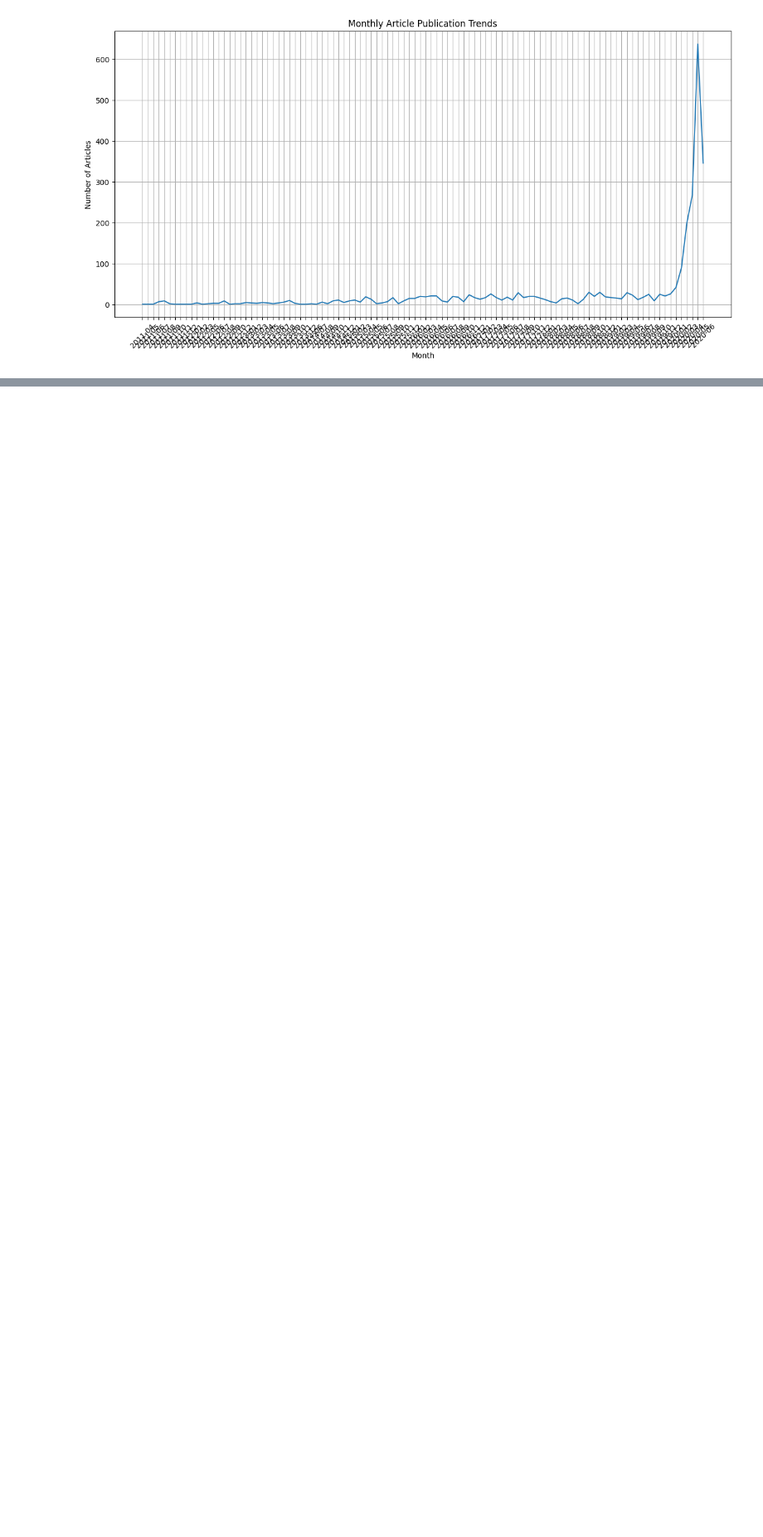
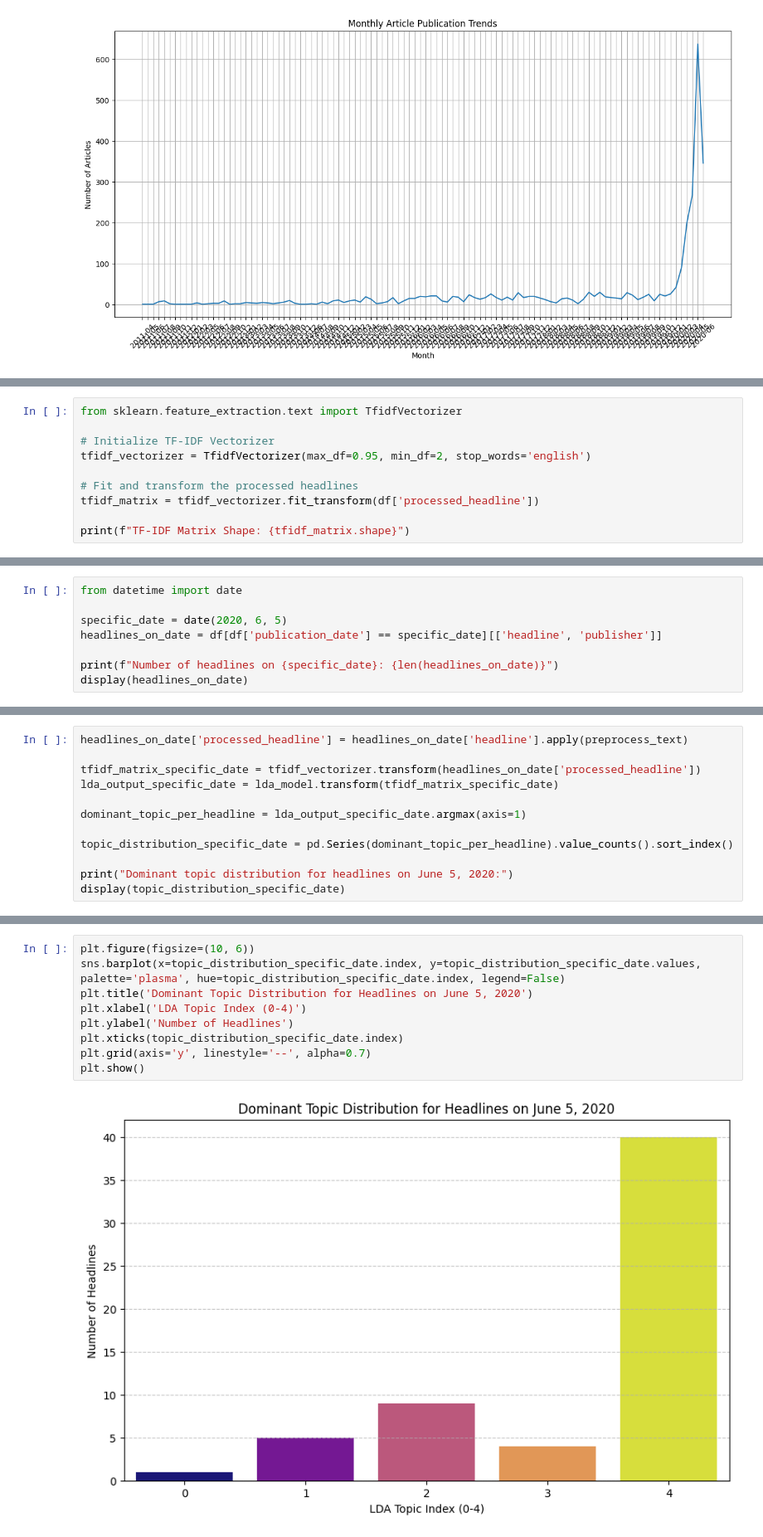
Before and after one commit to meti-creator/news-sentiment-analysis, a Jupyter notebook: task1.ipynb, the cells around one changed output, grey strips where cells are left out. Shown at 83% size. Saved outputs shown, nothing was run; the diff lists cells and outputs as text; blank space fills up the shorter version.

```diff
--- a/task1.ipynb
+++ b/task1.ipynb
@@ -149,0 +199,10 @@ plt.show()
+# %%
+from sklearn.feature_extraction.text import TfidfVectorizer
+
+# Initialize TF-IDF Vectorizer
+tfidf_vectorizer = TfidfVectorizer(max_df=0.95, min_df=2, stop_words='english')
+
+# Fit and transform the processed headlines
+tfidf_matrix = tfidf_vectorizer.fit_transform(df['processed_headline'])
+
+print(f"TF-IDF Matrix Shape: {tfidf_matrix.shape}")
@@ -149,0 +296,8 @@ plt.show()
+# %%
+from datetime import date
+
+specific_date = date(2020, 6, 5)
+headlines_on_date = df[df['publication_date'] == specific_date][['headline', 'publisher']]
+
+print(f"Number of headlines on {specific_date}: {len(headlines_on_date)}")
+display(headlines_on_date)
@@ -149,0 +327,12 @@ plt.show()
+# %%
+headlines_on_date['processed_headline'] = headlines_on_date['headline'].apply(preprocess_text)
+
+tfidf_matrix_specific_date = tfidf_vectorizer.transform(headlines_on_date['processed_headline'])
+lda_output_specific_date = lda_model.transform(tfidf_matrix_specific_date)
+
+dominant_topic_per_headline = lda_output_specific_date.argmax(axis=1)
+
+topic_distribution_specific_date = pd.Series(dominant_topic_per_headline).value_counts().sort_index()
+
+print("Dominant topic distribution for headlines on June 5, 2020:")
+display(topic_distribution_specific_date)
@@ -149,0 +348,11 @@ plt.show()
+# %%
+plt.figure(figsize=(10, 6))
+sns.barplot(x=topic_distribution_specific_date.index, y=topic_distribution_specific_date.values, palette='plasma', hue=topic_distribution_specific_date.index, legend=False)
+plt.title('Dominant Topic Distribution for Headlines on June 5, 2020')
+plt.xlabel('LDA Topic Index (0-4)')
+plt.ylabel('Number of Headlines')
+plt.xticks(topic_distribution_specific_date.index)
+plt.grid(axis='y', linestyle='--', alpha=0.7)
+plt.show()
+# %% [output]
+[figure, added]
```
Also changed, not shown: parts of 28 cells of this notebook.
